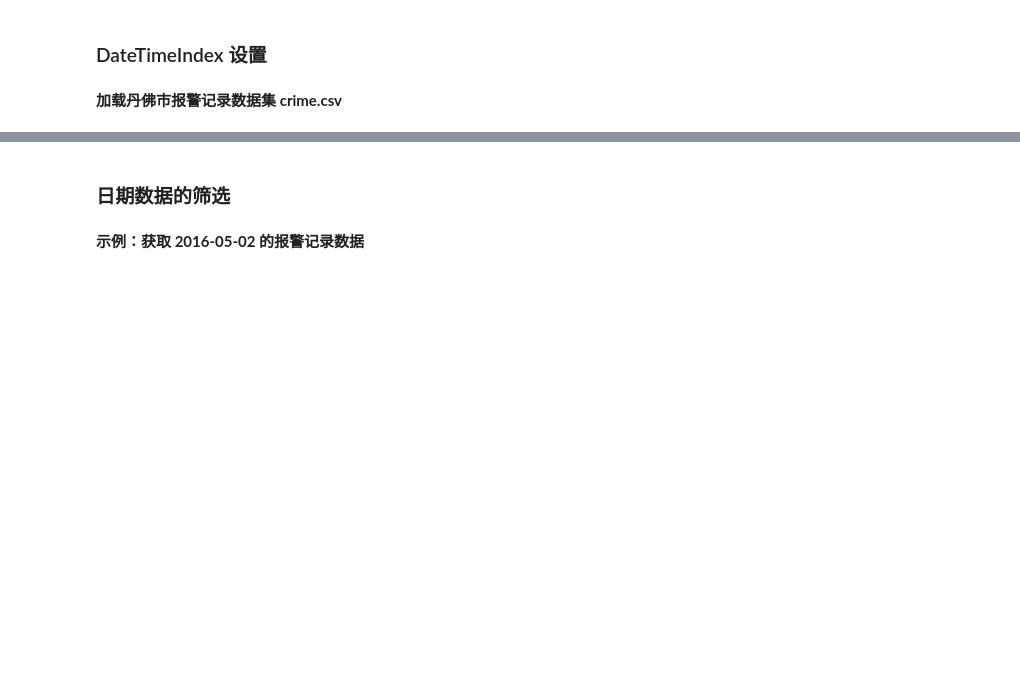
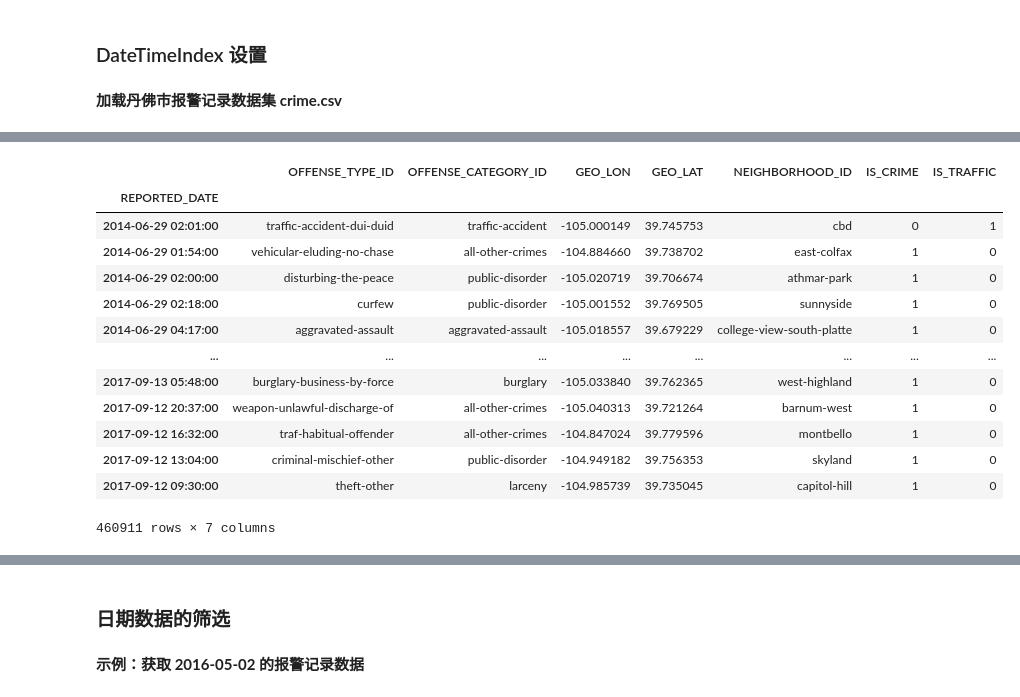
Before and after one commit to JohnChow96927/python-bigdata, a Jupyter notebook: Pandas/day2_220120_查询&数据类型&缺失值/03-Pandas数据类型.ipynb, the cells around one changed output, grey strips where cells are left out. Drawn from its saved outputs; the diff is of its cells as text; code cells hidden in the pictures; blank space fills up the shorter version.

```diff
--- a/Pandas/day2_220120_查询&数据类型&缺失值/03-Pandas数据类型.ipynb
+++ b/Pandas/day2_220120_查询&数据类型&缺失值/03-Pandas数据类型.ipynb
@@ -364,0 +749,18 @@ memory usage: 9.2+ KB
+# %%
+crime = crime.set_index('REPORTED_DATE')
+crime
+# %% [output]
+|  | OFFENSE_TYPE_ID | OFFENSE_CATEGORY_ID | GEO_LON | GEO_LAT | NEIGHBORHOOD_ID | IS_CRIME | IS_TRAFFIC |
+| REPORTED_DATE |  |  |  |  |  |  |  |
+| 2014-06-29 02:01:00 | traffic-accident-dui-duid | traffic-accident | -105.000149 | 39.745753 | cbd | 0 | 1 |
+| 2014-06-29 01:54:00 | vehicular-eluding-no-chase | all-other-crimes | -104.884660 | 39.738702 | east-colfax | 1 | 0 |
+| 2014-06-29 02:00:00 | disturbing-the-peace | public-disorder | -105.020719 | 39.706674 | athmar-park | 1 | 0 |
+| 2014-06-29 02:18:00 | curfew | public-disorder | -105.001552 | 39.769505 | sunnyside | 1 | 0 |
+| 2014-06-29 04:17:00 | aggravated-assault | aggravated-assault | -105.018557 | 39.679229 | college-view-south-platte | 1 | 0 |
+| ... | ... | ... | ... | ... | ... | ... | ... |
+| 2017-09-13 05:48:00 | burglary-business-by-force | burglary | -105.033840 | 39.762365 | west-highland | 1 | 0 |
+| 2017-09-12 20:37:00 | weapon-unlawful-discharge-of | all-other-crimes | -105.040313 | 39.721264 | barnum-west | 1 | 0 |
+| 2017-09-12 16:32:00 | traf-habitual-offender | all-other-crimes | -104.847024 | 39.779596 | montbello | 1 | 0 |
+| 2017-09-12 13:04:00 | criminal-mischief-other | public-disorder | -104.949182 | 39.756353 | skyland | 1 | 0 |
+| 2017-09-12 09:30:00 | theft-other | larceny | -104.985739 | 39.735045 | capitol-hill | 1 | 0 |
+460911 rows × 7 columns
```
Also changed, not shown: parts of 45 cells of this notebook, 53 other files.
